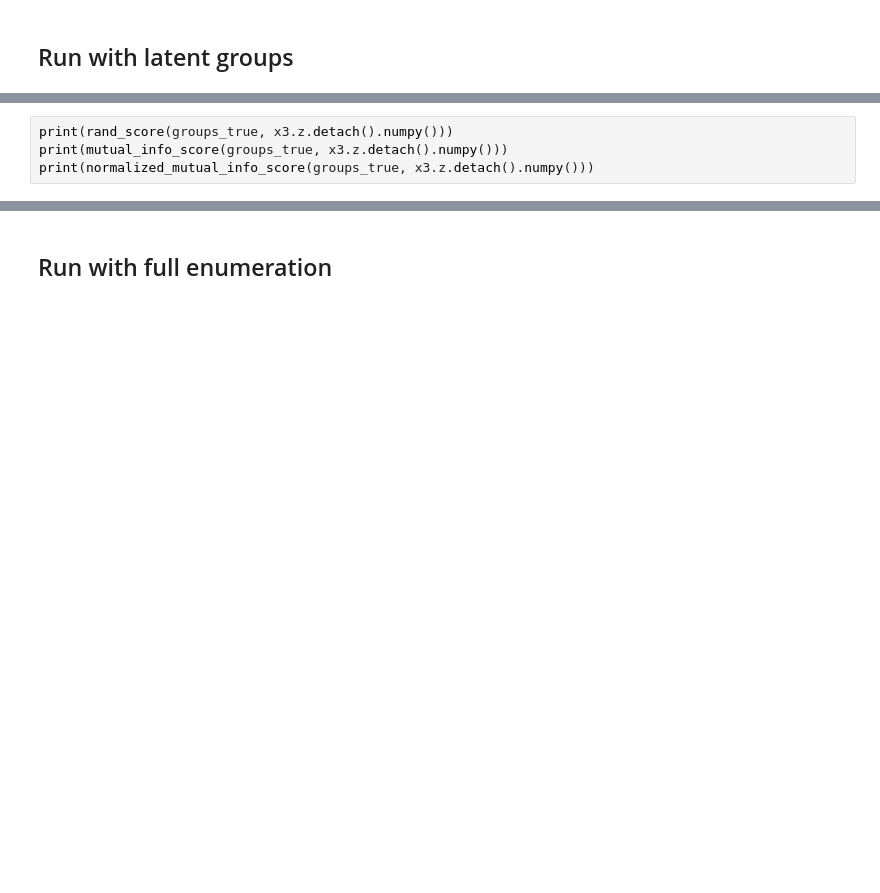
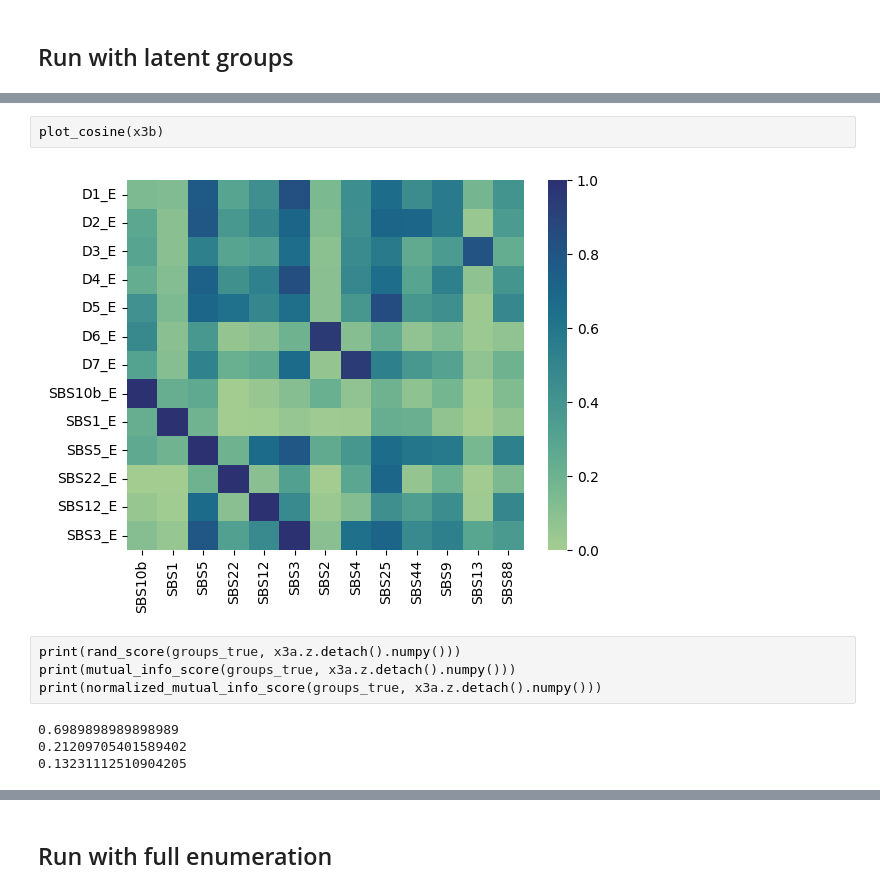
Before and after one commit to edithvillegas/pybasilicah, a Jupyter notebook: test_simul.ipynb, the cells around one changed output, grey strips where cells are left out. Cells and saved outputs as stored; diff of their text form; blank space fills up the shorter version.

```diff
--- a/test_simul.ipynb
+++ b/test_simul.ipynb
@@ -84,4 +115,12 @@ plot_cosine(x3)
+# %%
+plot_cosine(x3b)
+# %% [output]
+[figure, added]
 # %%
-print(rand_score(groups_true, x3.z.detach().numpy()))
-print(mutual_info_score(groups_true, x3.z.detach().numpy()))
-print(normalized_mutual_info_score(groups_true, x3.z.detach().numpy()))
+print(rand_score(groups_true, x3a.z.detach().numpy()))
+print(mutual_info_score(groups_true, x3a.z.detach().numpy()))
+print(normalized_mutual_info_score(groups_true, x3a.z.detach().numpy()))
+# %% [output]
+0.6989898989898989
+0.21209705401589402
+0.13231112510904205
```
Also changed, not shown: parts of 32 cells of this notebook, 4 other files.
